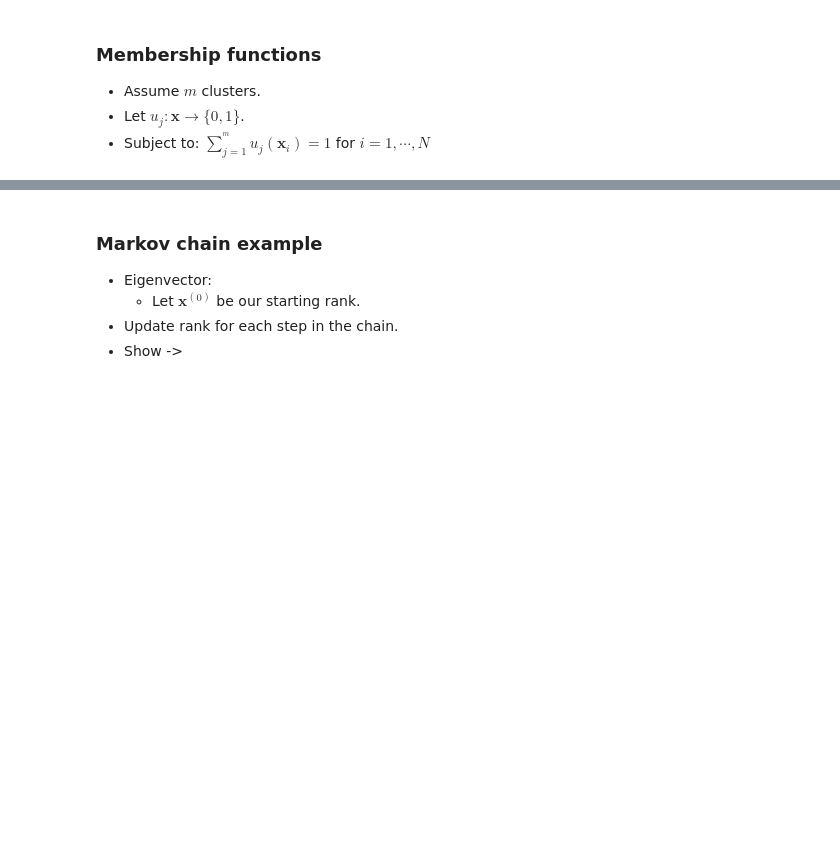
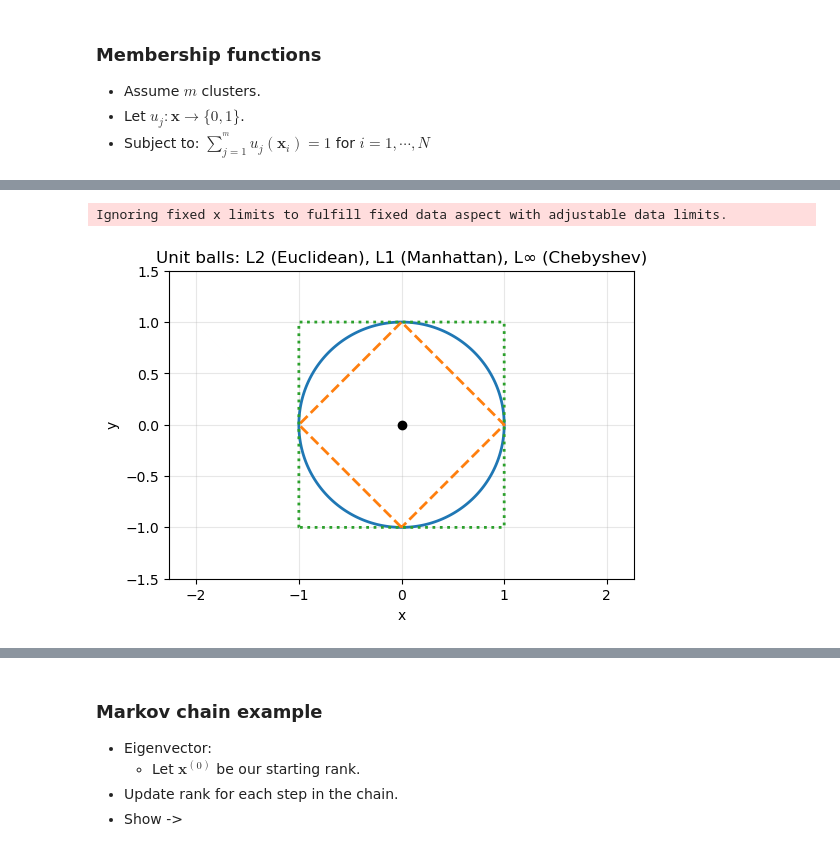
Before and after one commit to Wickstrom/pattern-recognition-handbook, a Jupyter notebook: notebooks/10/seq_clustering.ipynb, the cells around one changed output, grey strips where cells are left out. Cells and saved outputs as stored; diff of their text form; code cells hidden in the pictures; blank space fills up the shorter version.

```diff
--- a/notebooks/10/seq_clustering.ipynb
+++ b/notebooks/10/seq_clustering.ipynb
@@ -130,0 +176,28 @@ plt.show()
+# %%
+import numpy as np
+import matplotlib.pyplot as plt
+
+# grid
+xs = np.linspace(-1.5, 1.5, 401)
+ys = np.linspace(-1.5, 1.5, 401)
+X, Y = np.meshgrid(xs, ys)
+
+# norms
+L2 = np.sqrt(X**2 + Y**2)                # Euclidean
+L1 = np.abs(X) + np.abs(Y)              # Manhattan
+Linf = np.maximum(np.abs(X), np.abs(Y)) # L-infinity (Chebyshev)
+# %%
+plt.figure(figsize=(6,4))
+c1 = plt.contour(X, Y, L2,  levels=[1.0], colors='C0', linewidths=2, linestyles='-')
+c2 = plt.contour(X, Y, L1,  levels=[1.0], colors='C1', linewidths=2, linestyles='--')
+c3 = plt.contour(X, Y, Linf, levels=[1.0], colors='C2', linewidths=2, linestyles=':')
+plt.scatter(0, 0, color='k', zorder=5)
+plt.axis('equal')
+plt.xlim(-1.5, 1.5); plt.ylim(-1.5, 1.5)
+plt.xlabel('x'); plt.ylabel('y')
+plt.title('Unit balls: L2 (Euclidean), L1 (Manhattan), L\u221E (Chebyshev)')
+plt.grid(alpha=0.3)
+plt.show()
+# %% [output]
+Ignoring fixed x limits to fulfill fixed data aspect with adjustable data limits.
+[figure, added]
```
Also changed, not shown: parts of 14 cells of this notebook.
